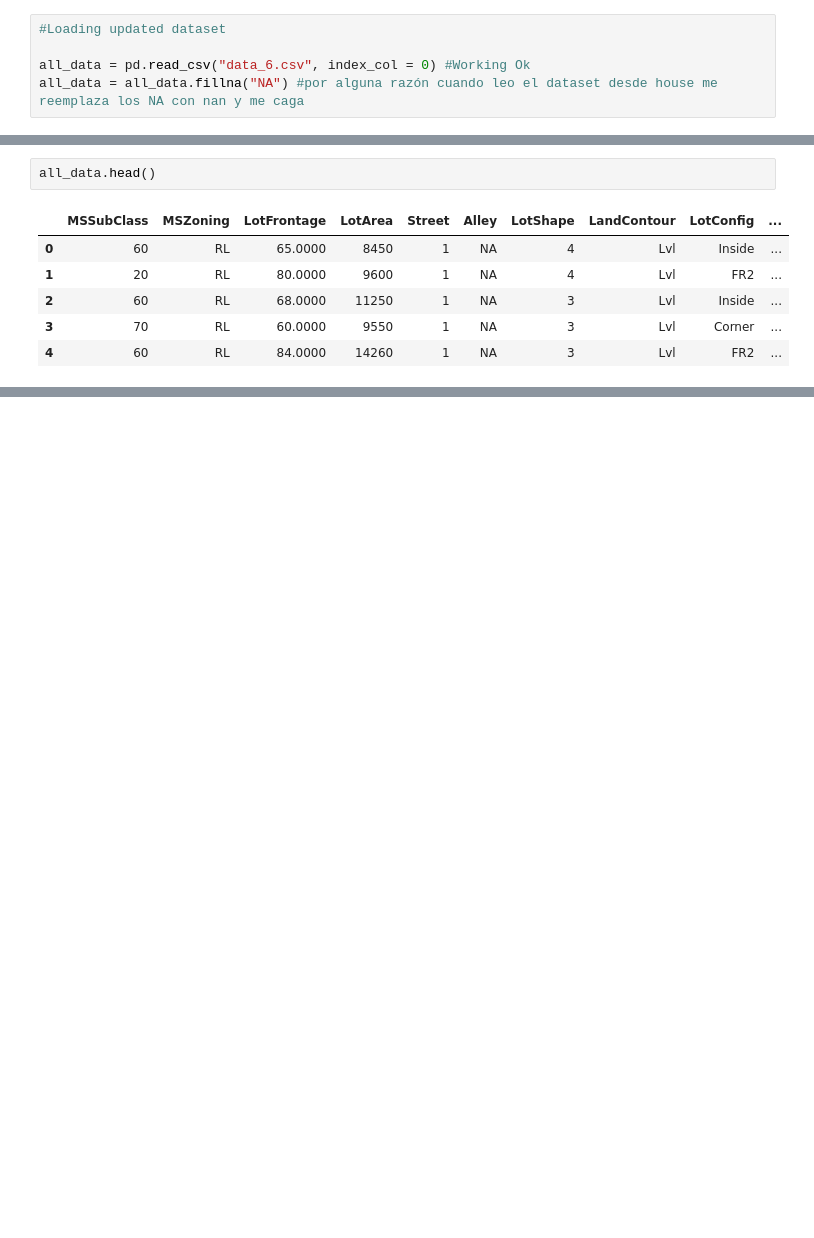
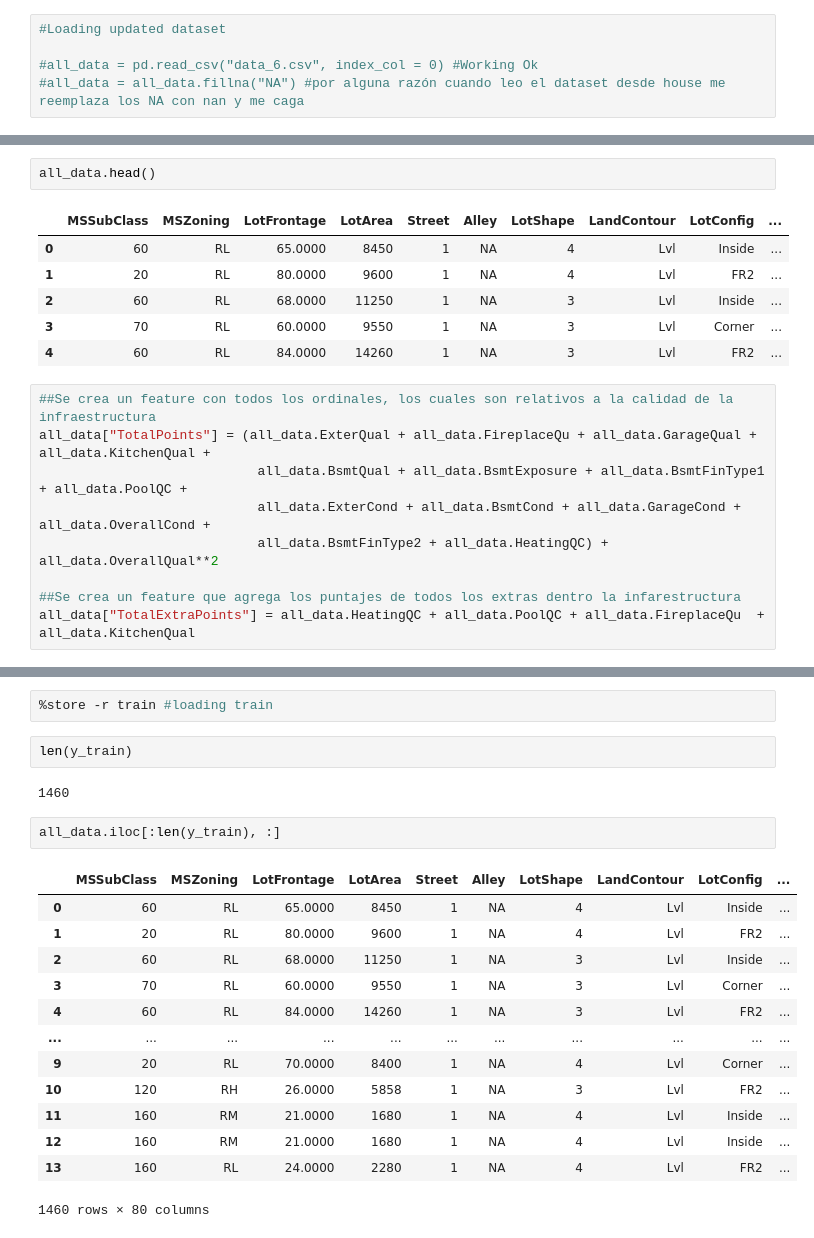
Before and after one commit to malfaroe/House_price_project, a Jupyter notebook: house_code_factory.ipynb, the cells around one changed output, grey strips where cells are left out. Cells and saved outputs as stored; diff of their text form; blank space fills up the shorter version.

```diff
--- a/house_code_factory.ipynb
+++ b/house_code_factory.ipynb
@@ -53,5 +53,5 @@ pd.set_option('expand_frame_repr', False)
 # %%
 #Loading updated dataset
 
-all_data = pd.read_csv("data_6.csv", index_col = 0) #Working Ok
-all_data = all_data.fillna("NA") #por alguna razón cuando leo el dataset desde house me reemplaza los NA con nan y me caga
+#all_data = pd.read_csv("data_6.csv", index_col = 0) #Working Ok
+#all_data = all_data.fillna("NA") #por alguna razón cuando leo el dataset desde house me reemplaza los NA con nan y me caga
@@ -64,3 +66,12 @@ all_data.head()
 | 2 | 60 | RL | 68.0000 | 11250 | 1 | NA | 3 | Lvl | Inside | ... |
 | 3 | 70 | RL | 60.0000 | 9550 | 1 | NA | 3 | Lvl | Corner | ... |
 | 4 | 60 | RL | 84.0000 | 14260 | 1 | NA | 3 | Lvl | FR2 | ... |
+# %%
+##Se crea un feature con todos los ordinales, los cuales son relativos a la calidad de la infraestructura
+all_data["TotalPoints"] = (all_data.ExterQual + all_data.FireplaceQu + all_data.GarageQual + all_data.KitchenQual +
+                            all_data.BsmtQual + all_data.BsmtExposure + all_data.BsmtFinType1 + all_data.PoolQC +
+                            all_data.ExterCond + all_data.BsmtCond + all_data.GarageCond + all_data.OverallCond +
+                            all_data.BsmtFinType2 + all_data.HeatingQC) + all_data.OverallQual**2
+
+##Se crea un feature que agrega los puntajes de todos los extras dentro la infarestructura
+all_data["TotalExtraPoints"] = all_data.HeatingQC + all_data.PoolQC + all_data.FireplaceQu  + all_data.KitchenQual
@@ -66,0 +95,22 @@ all_data.head()
+# %%
+%store -r train #loading train
+# %%
+len(y_train)
+# %% [output]
+1460
+# %%
+all_data.iloc[:len(y_train), :]
+# %% [output]
+|  | MSSubClass | MSZoning | LotFrontage | LotArea | Street | Alley | LotShape | LandContour | LotConfig | ... |
+| 0 | 60 | RL | 65.0000 | 8450 | 1 | NA | 4 | Lvl | Inside | ... |
+| 1 | 20 | RL | 80.0000 | 9600 | 1 | NA | 4 | Lvl | FR2 | ... |
+| 2 | 60 | RL | 68.0000 | 11250 | 1 | NA | 3 | Lvl | Inside | ... |
+| 3 | 70 | RL | 60.0000 | 9550 | 1 | NA | 3 | Lvl | Corner | ... |
+| 4 | 60 | RL | 84.0000 | 14260 | 1 | NA | 3 | Lvl | FR2 | ... |
+| ... | ... | ... | ... | ... | ... | ... | ... | ... | ... | ... |
+| 9 | 20 | RL | 70.0000 | 8400 | 1 | NA | 4 | Lvl | Corner | ... |
+| 10 | 120 | RH | 26.0000 | 5858 | 1 | NA | 3 | Lvl | FR2 | ... |
+| 11 | 160 | RM | 21.0000 | 1680 | 1 | NA | 4 | Lvl | Inside | ... |
+| 12 | 160 | RM | 21.0000 | 1680 | 1 | NA | 4 | Lvl | Inside | ... |
+| 13 | 160 | RL | 24.0000 | 2280 | 1 | NA | 4 | Lvl | FR2 | ... |
+1460 rows × 80 columns
```
Also changed, not shown: parts of 5 cells of this notebook, 3 other files.
